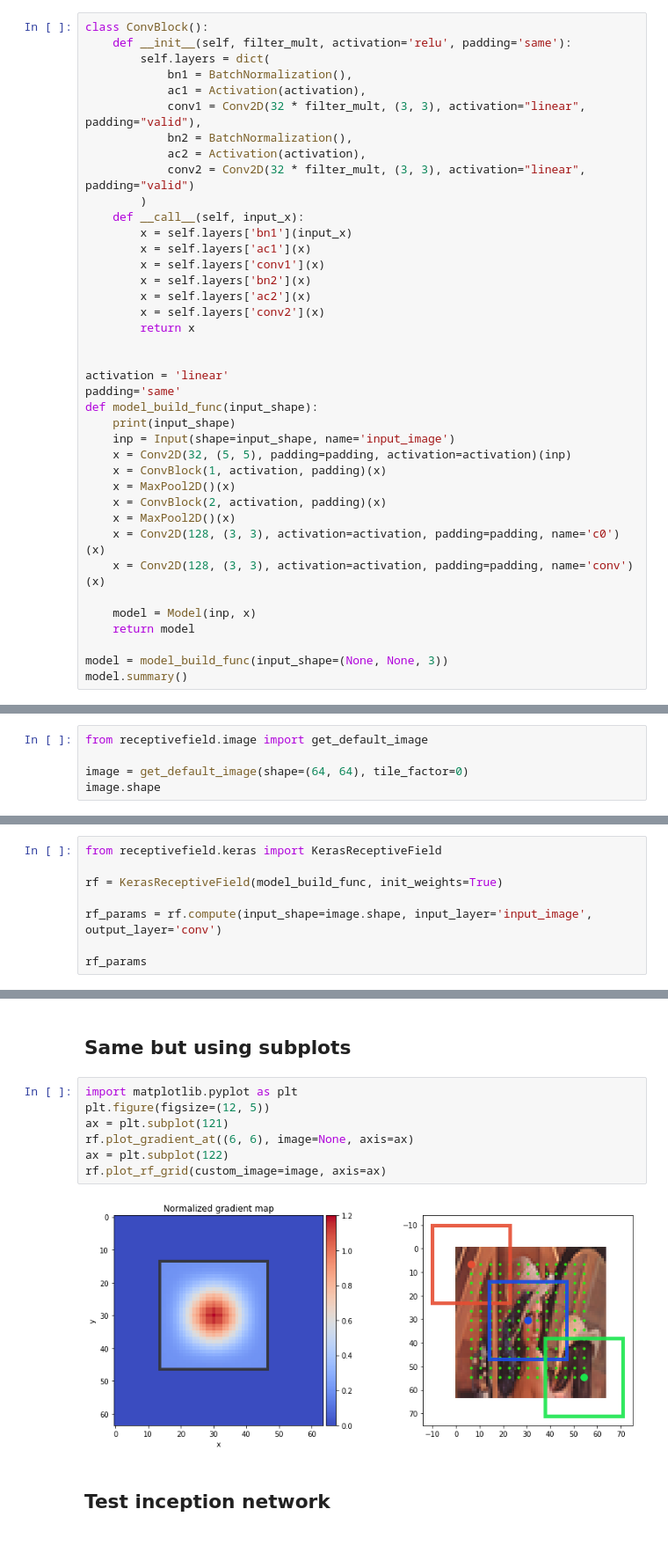
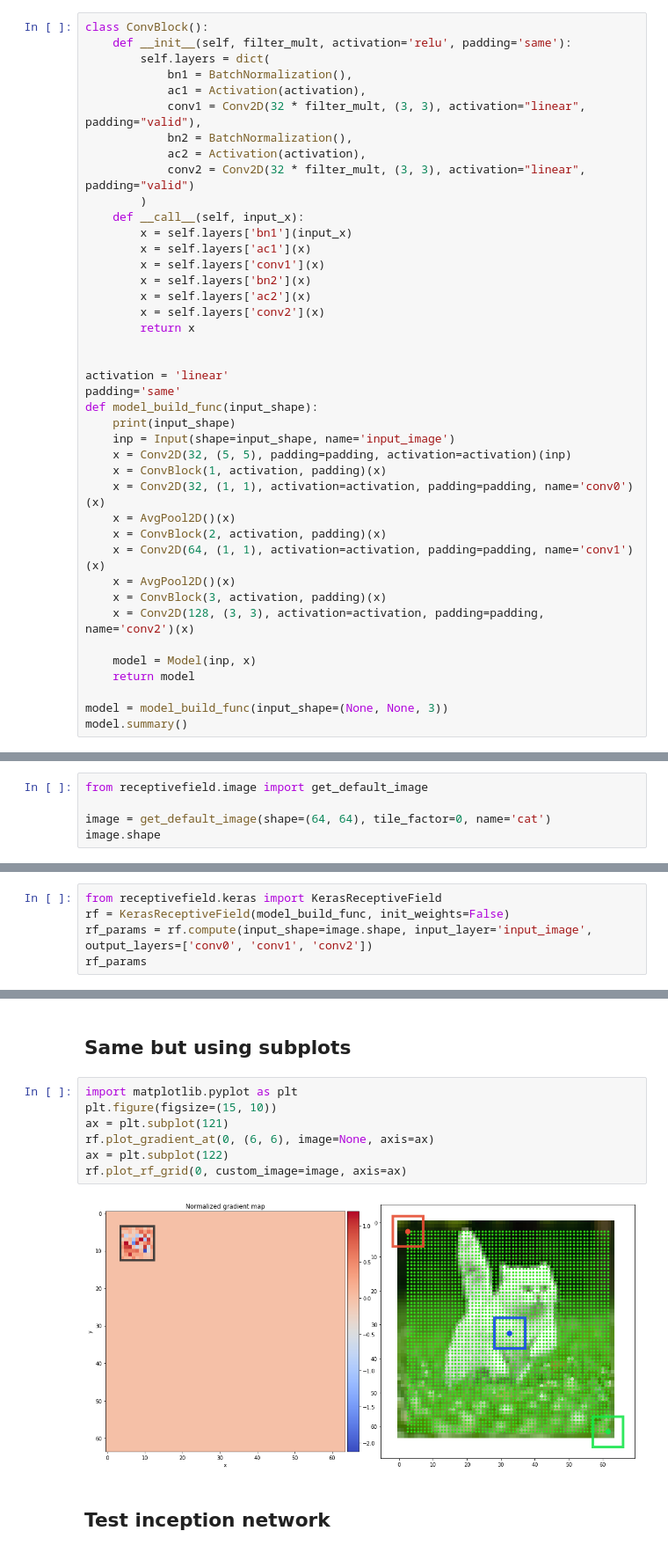
Before and after one commit to shelfwise/receptivefield, a Jupyter notebook: notebooks/keras_api.ipynb, the cells around one changed output, grey strips where cells are left out. Shown at 88% size. Cells and saved outputs as stored; diff of their text form.

Commit message:
Add initial keras code with multiple feature maps

```diff
--- a/notebooks/keras_api.ipynb
+++ b/notebooks/keras_api.ipynb
@@ -48,11 +51,13 @@ def model_build_func(input_shape):
     inp = Input(shape=input_shape, name='input_image')
     x = Conv2D(32, (5, 5), padding=padding, activation=activation)(inp)
     x = ConvBlock(1, activation, padding)(x)
-    x = MaxPool2D()(x)
+    x = Conv2D(32, (1, 1), activation=activation, padding=padding, name='conv0')(x)
+    x = AvgPool2D()(x)
     x = ConvBlock(2, activation, padding)(x)
-    x = MaxPool2D()(x)
-    x = Conv2D(128, (3, 3), activation=activation, padding=padding, name='c0')(x)
-    x = Conv2D(128, (3, 3), activation=activation, padding=padding, name='conv')(x)
+    x = Conv2D(64, (1, 1), activation=activation, padding=padding, name='conv1')(x)
+    x = AvgPool2D()(x)
+    x = ConvBlock(3, activation, padding)(x)
+    x = Conv2D(128, (3, 3), activation=activation, padding=padding, name='conv2')(x)
 
     model = Model(inp, x)
     return model
@@ -82,7 +87,7 @@ _________________________________________________________________
 # %%
 from receptivefield.image import get_default_image
 
-image = get_default_image(shape=(64, 64), tile_factor=0)
+image = get_default_image(shape=(64, 64), tile_factor=0, name='cat')
 image.shape
 # %% [output]
 (64, 64, 3)
@@ -90,11 +95,8 @@ image.shape
 ## Compute RF params for that network
 # %%
 from receptivefield.keras import KerasReceptiveField
-
-rf = KerasReceptiveField(model_build_func, init_weights=True)
-
-rf_params = rf.compute(input_shape=image.shape, input_layer='input_image', output_layer='conv')
-
+rf = KerasReceptiveField(model_build_func, init_weights=False)
+rf_params = rf.compute(input_shape=image.shape, input_layer='input_image', output_layers=['conv0', 'conv1', 'conv2'])
 rf_params
 # %% [output]
 ImageShape(w=64, h=64, c=3)
@@ -134,13 +144,13 @@ rf.plot_rf_grid(custom_image=image, figsize=(7, 7))
 ## Same but using subplots
 # %%
 import matplotlib.pyplot as plt
-plt.figure(figsize=(12, 5))
+plt.figure(figsize=(15, 10))
 ax = plt.subplot(121)
-rf.plot_gradient_at((6, 6), image=None, axis=ax)
+rf.plot_gradient_at(0, (6, 6), image=None, axis=ax)
 ax = plt.subplot(122)
-rf.plot_rf_grid(custom_image=image, axis=ax)
+rf.plot_rf_grid(0, custom_image=image, axis=ax)
 # %% [output]
-[figure, old version]
+[figure, new version]
 # %% [markdown]
 ## Test inception network
 # %%
```
Also changed, not shown: parts of 14 cells of this notebook, 10 other files.
